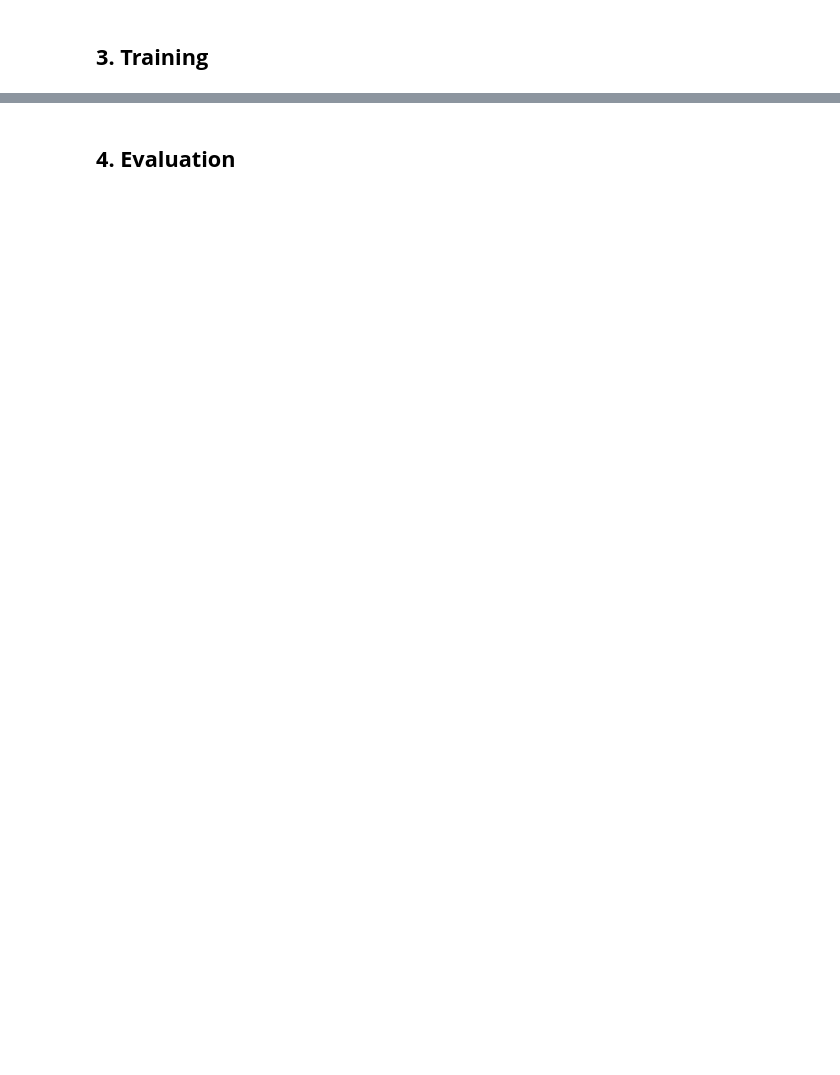
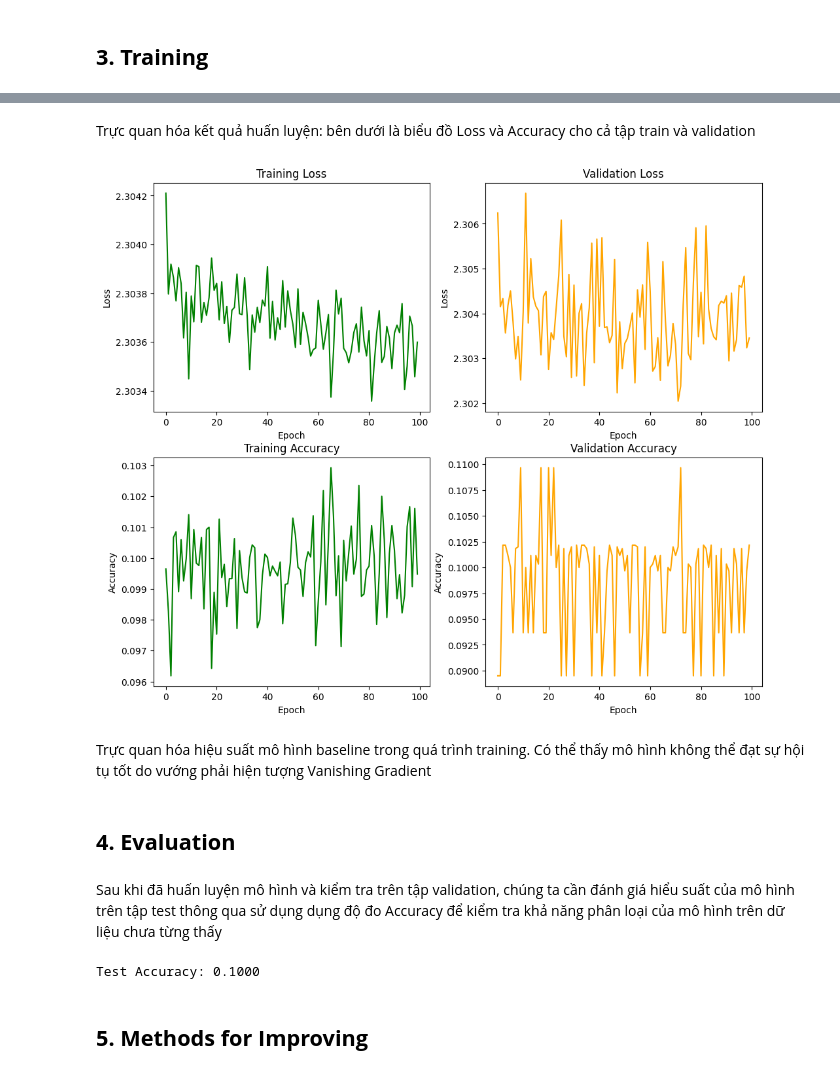
Before and after one commit to mylethidiem/artificial-intelligence-learning-projects, a Jupyter notebook: Architecture Project_ Gradient Vanishing in MLP/2._OriginalModel.ipynb, the cells around one changed output, grey strips where cells are left out. Saved outputs shown, nothing was run; the diff lists cells and outputs as text; code cells hidden in the pictures; blank space fills up the shorter version.

Commit message:
Upload code for original model

```diff
--- a/Architecture Project_ Gradient Vanishing in MLP/2._OriginalModel.ipynb
+++ b/Architecture Project_ Gradient Vanishing in MLP/2._OriginalModel.ipynb
@@ -4,0 +47,3 @@
+# %%
+train_dataset = FashionMNIST(root='./data', train=True, download=True, transform=transforms.ToTensor())
+test_dataset = FashionMNIST(root='./data', train=False, download=True, transform=transforms.ToTensor())
@@ -4,0 +68,12 @@
+# %%
+train_ratio = 0.9
+train_size = int(train_ratio * len(train_dataset))
+val_size = len(train_dataset) - train_size
+train_subset, val_subset = random_split(train_dataset, [train_size, val_size])
+batch_size = 64
+train_loader = DataLoader(train_subset, batch_size=batch_size, shuffle=True)
+val_loader = DataLoader(val_subset, batch_size=batch_size, shuffle=False)
+test_loader = DataLoader(test_dataset, batch_size=batch_size, shuffle=False)
+print(f"Train size: {len(train_subset)}")
+print(f"Validation size: {len(val_subset)}")
+print(f"Test size: {len(test_dataset)}")
@@ -9,2 +199,50 @@
+# %% [markdown]
+Trực quan hóa kết quả huấn luyện: bên dưới là biểu đồ Loss và Accuracy cho cả tập train và validation
+# %%
+fig, ax = plt.subplots(2, 2, figsize=(12, 10))
+ax[0, 0].plot(train_loss_lst, color='green')
+ax[0, 0].set(xlabel='Epoch', ylabel='Loss')
+ax[0, 0].set_title('Training Loss')
+
+ax[0, 1].plot(val_loss_lst, color='orange')
+ax[0, 1].set(xlabel='Epoch', ylabel='Loss')
+ax[0, 1].set_title('Validation Loss')
+
+ax[1, 0].plot(train_acc_lst, color='green')
+ax[1, 0].set(xlabel='Epoch', ylabel='Accuracy')
+ax[1, 0].set_title('Training Accuracy')
+
+ax[1, 1].plot(val_acc_lst, color='orange')
+ax[1, 1].set(xlabel='Epoch', ylabel='Accuracy')
+ax[1, 1].set_title('Validation Accuracy')
+
+plt.show()
+# %% [output]
+[figure, added]
+# %% [markdown]
+Trực quan hóa hiệu suất mô hình baseline trong quá trình training. Có thể thấy mô hình không thể đạt sự hội tụ tốt do vướng phải hiện tượng Vanishing Gradient
 # %% [markdown]
 ## **4. Evaluation**
+# %% [markdown]
+Sau khi đã huấn luyện mô hình và kiểm tra trên tập validation, chúng ta cần đánh giá hiểu suất của mô hình trên tập test thông qua sử dụng dụng độ đo Accuracy để kiểm tra khả năng phân loại của mô hình trên dữ liệu chưa từng thấy
+# %%
+test_target = []
+test_predict = []
+model.eval()
+with torch.no_grad():
+  for X_test, y_test in test_loader:
+    X_test = X_test.to(device)
+    y_test = y_test.to(device)
+    outputs = model(X_test)
+
+    test_target.append(y_test.cpu())
+    test_predict.append(outputs.cpu())
+
+test_target = torch.cat(test_target, dim=0)
+test_predict = torch.cat(test_predict, dim=0)
+test_acc = (torch.argmax(test_predict,1)==test_target).sum().item()/len(test_target)
+print(f"Test Accuracy: {test_acc:.4f}")
+# %% [output]
+Test Accuracy: 0.1000
+# %% [markdown]
+## **5. Methods for Improving**
```
Also changed, not shown: parts of 22 cells of this notebook.
